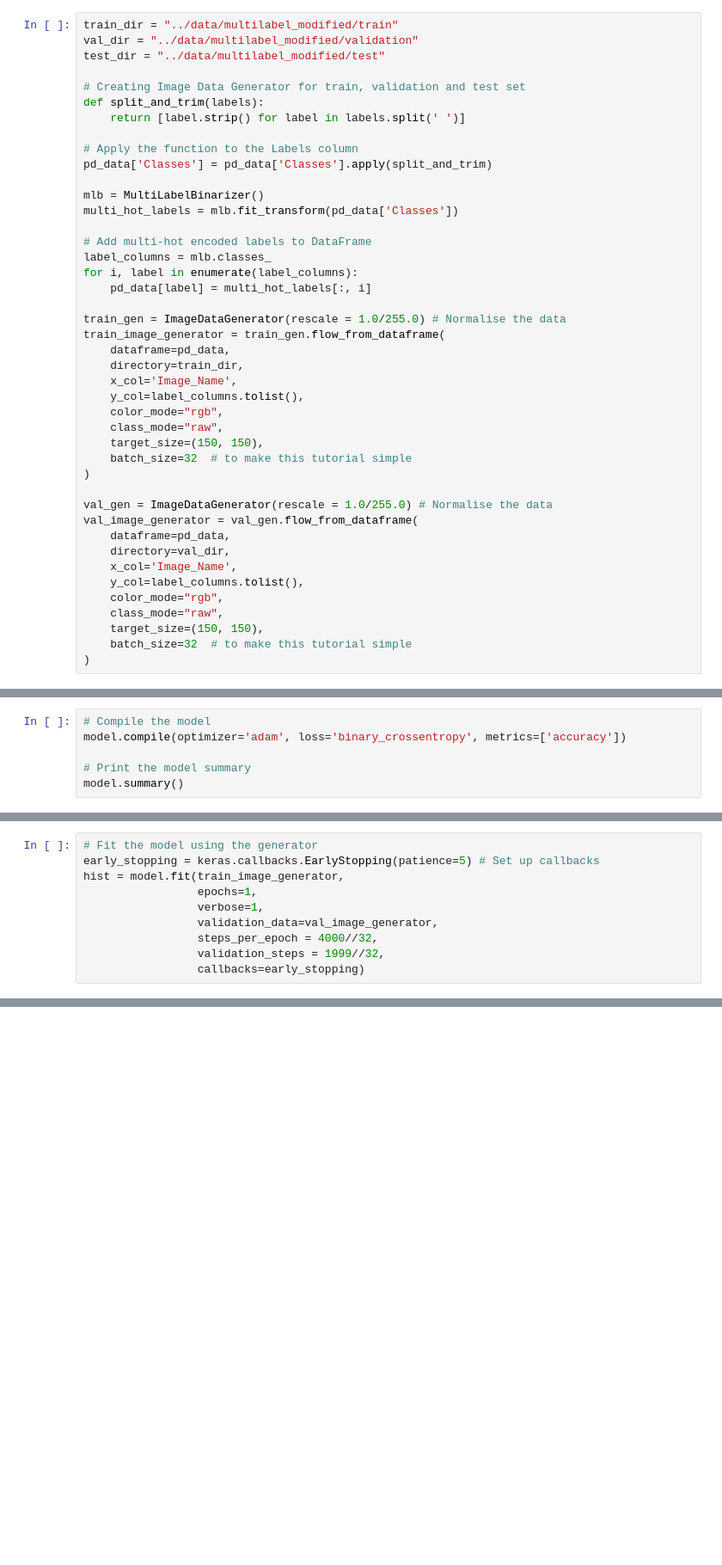
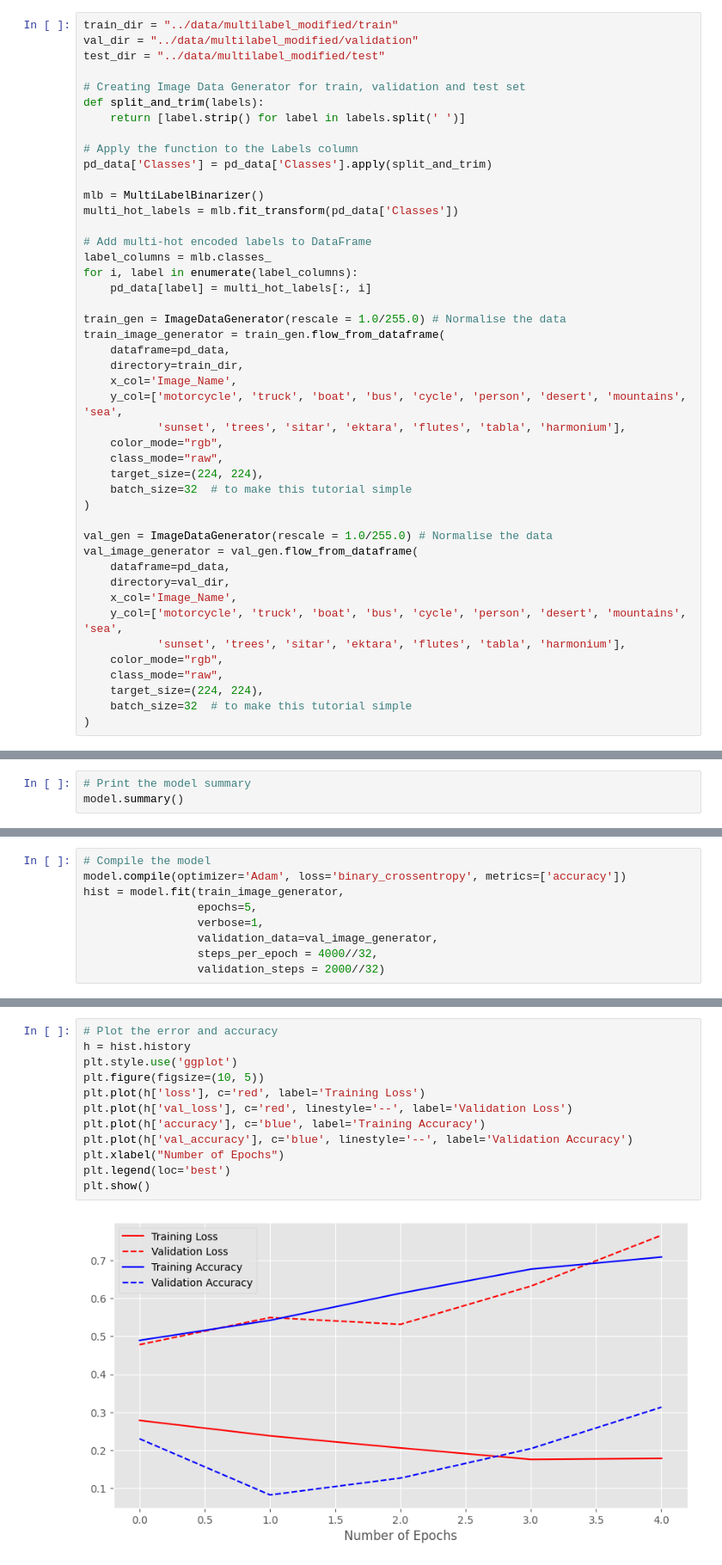
Before and after one commit to immanuelbayu/deep_learning_practice, a Jupyter notebook: exam/exam_test.ipynb, the cells around one changed output, grey strips where cells are left out. Shown: that part at 86% size. Drawn from its saved outputs; the diff is of its cells as text; blank space fills up the shorter version.

```diff
--- a/exam/exam_test.ipynb
+++ b/exam/exam_test.ipynb
@@ -48,10 +49,11 @@ train_image_generator = train_gen.flow_from_dataframe(
     dataframe=pd_data,
     directory=train_dir,
     x_col='Image_Name',
-    y_col=label_columns.tolist(),
+    y_col=['motorcycle', 'truck', 'boat', 'bus', 'cycle', 'person', 'desert', 'mountains', 'sea',
+           'sunset', 'trees', 'sitar', 'ektara', 'flutes', 'tabla', 'harmonium'],
     color_mode="rgb",
     class_mode="raw",
-    target_size=(150, 150),
+    target_size=(224, 224),
     batch_size=32  # to make this tutorial simple
 )
 
@@ -60,10 +62,11 @@ val_image_generator = val_gen.flow_from_dataframe(
     dataframe=pd_data,
     directory=val_dir,
     x_col='Image_Name',
-    y_col=label_columns.tolist(),
+    y_col=['motorcycle', 'truck', 'boat', 'bus', 'cycle', 'person', 'desert', 'mountains', 'sea',
+           'sunset', 'trees', 'sitar', 'ektara', 'flutes', 'tabla', 'harmonium'],
     color_mode="rgb",
     class_mode="raw",
-    target_size=(150, 150),
+    target_size=(224, 224),
     batch_size=32  # to make this tutorial simple
 )
 # %% [output]
@@ -84,7 +94,4 @@ model = Sequential([
 # %%
-# Compile the model
-model.compile(optimizer='adam', loss='binary_crossentropy', metrics=['accuracy'])
-
 # Print the model summary
 model.summary()
 # %% [output]
@@ -106,13 +113,12 @@ Trainable params: 5324141 (20.31 MB)
 Non-trainable params: 0 (0.00 Byte)
 _________________________________________________________________
 # %%
-# Fit the model using the generator
-early_stopping = keras.callbacks.EarlyStopping(patience=5) # Set up callbacks
+# Compile the model
+model.compile(optimizer='Adam', loss='binary_crossentropy', metrics=['accuracy'])
 hist = model.fit(train_image_generator,
-                 epochs=1,
+                 epochs=5,
                  verbose=1,
                  validation_data=val_image_generator,
                  steps_per_epoch = 4000//32,
-                 validation_steps = 1999//32,
-                 callbacks=early_stopping)
+                 validation_steps = 2000//32)
 # %% [output]
@@ -119,0 +135,14 @@ hist = model.fit(train_image_generator,
+# %%
+# Plot the error and accuracy
+h = hist.history
+plt.style.use('ggplot')
+plt.figure(figsize=(10, 5))
+plt.plot(h['loss'], c='red', label='Training Loss')
+plt.plot(h['val_loss'], c='red', linestyle='--', label='Validation Loss')
+plt.plot(h['accuracy'], c='blue', label='Training Accuracy')
+plt.plot(h['val_accuracy'], c='blue', linestyle='--', label='Validation Accuracy')
+plt.xlabel("Number of Epochs")
+plt.legend(loc='best')
+plt.show()
+# %% [output]
+[figure, added]
```
Also changed, not shown: parts of 6 cells of this notebook.
